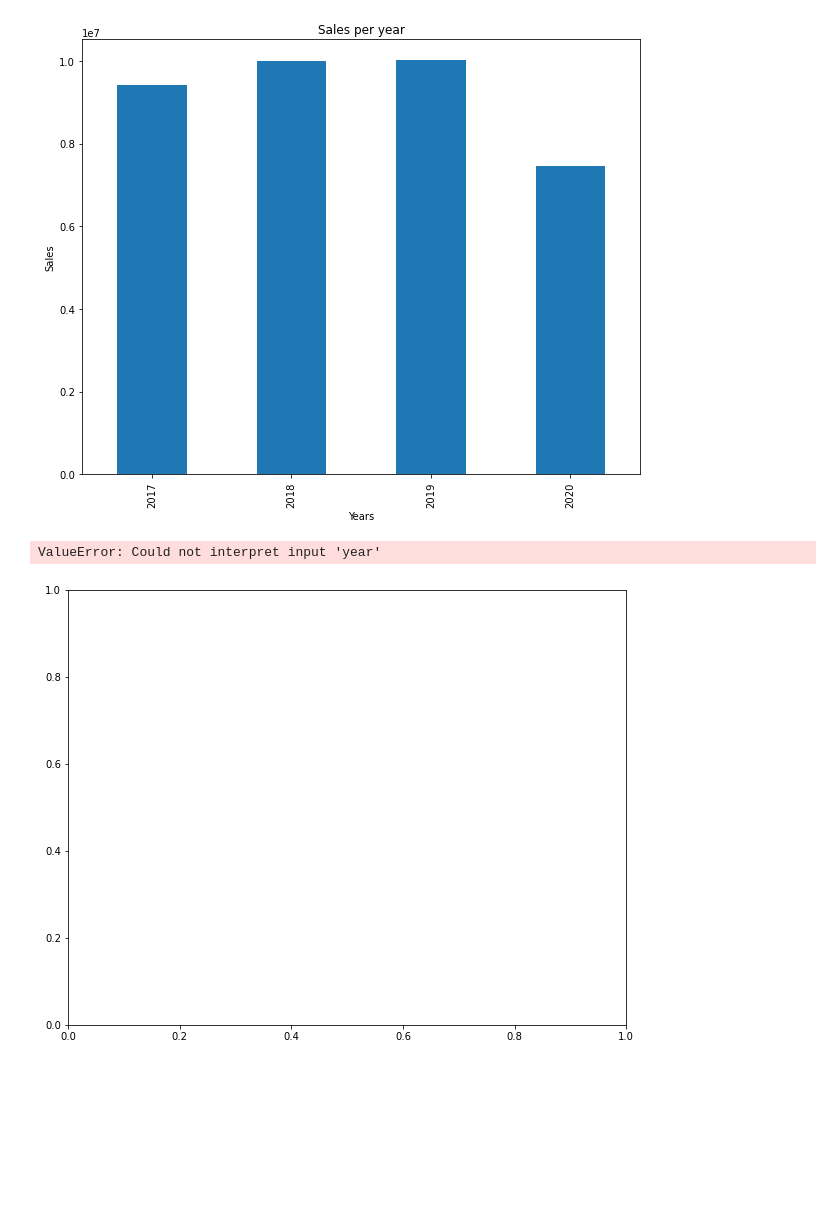
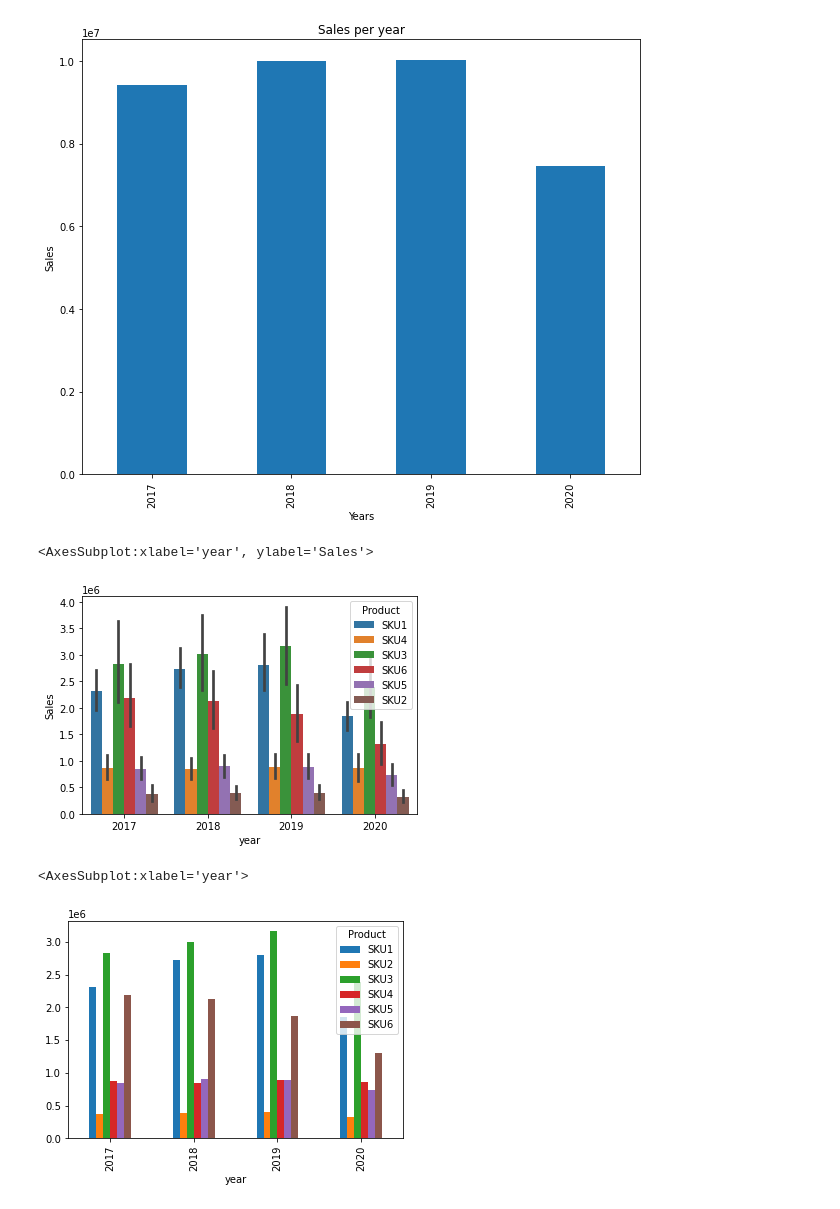
Before and after one commit to felix-n12/Retail-Forecasting, a Jupyter notebook: retail_forecasting.ipynb, the cells around one changed output. Cells and saved outputs as stored; diff of their text form; code cells hidden in the pictures; blank space fills up the shorter version.

```diff
--- a/retail_forecasting.ipynb
+++ b/retail_forecasting.ipynb
@@ -445,11 +457,15 @@ Text(0.5, 0, 'Years')
 new_data=df.groupby(['year','Product'])['Sales'].sum()
 # %%
 # creating a barplot for total sales per product per year
-fig,ax = plt.subplots(figsize=(10,8))
-ax = sns.barplot(data=new_data, y='Sales',x='year',hue='Product')
-ax.set_title('Sales of products per year')
-
-plt.show()
+fig,ax=plt.subplots(figsize=(10,8))
+sns.barplot(x='year',y='Sales',hue='Product',estimator=np.sum,data=df)
 # %% [output]
-ValueError: Could not interpret input 'year'
+<AxesSubplot:xlabel='year', ylabel='Sales'>
-[figure, old version]
+[figure, new version]
+# %%
+# ALTERNATIVE FOR THE ABOVE CODE USING matplotlib
+df_product_pr_year=df.groupby(['year','Product'])['Sales'].sum()
+df_product_pr_year.unstack().plot(kind='bar')
+# %% [output]
+<AxesSubplot:xlabel='year'>
+[figure, added]
```
Also changed, not shown: parts of 31 cells of this notebook.
